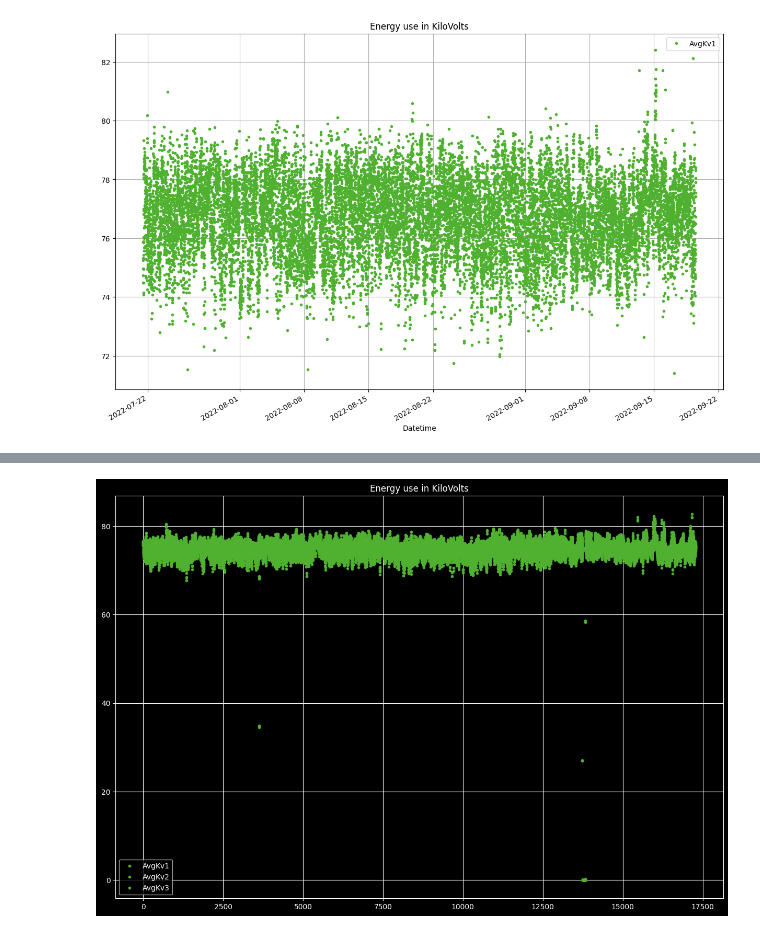
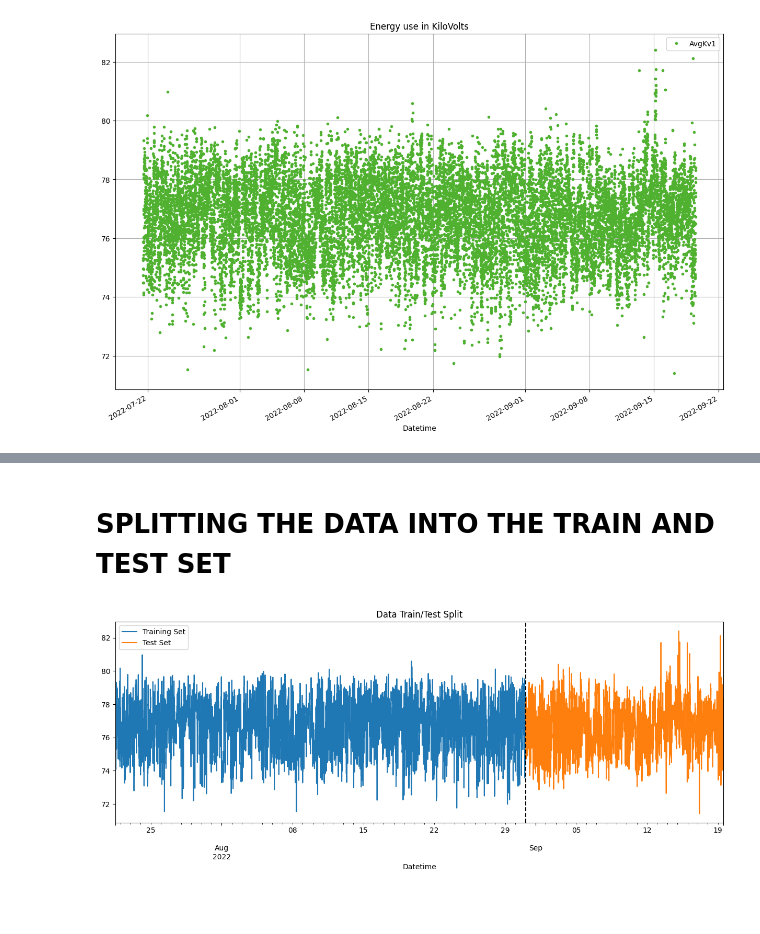
Before and after one commit to Winfry/PowerPredictionKe, a Jupyter notebook: RabaiPower.ipynb, the cells around one changed output, grey strips where cells are left out. Drawn from its saved outputs; the diff is of its cells as text; code cells hidden in the pictures; blank space fills up the shorter version.

```diff
--- a/RabaiPower.ipynb
+++ b/RabaiPower.ipynb
@@ -185,7 +156,15 @@ df_kilifi.describe()
-# %%
-# Setting Datetime column as index
-df_kilifi.set_index('Datetime')
-df_kilifi.plot(style='.',figsize=(15,10),color=color_pal[3],title='Energy use in KiloVolts')
-plt.grid()
-# %% [output]
-[figure, removed]
+# %% [markdown]
+# SPLITTING THE DATA INTO THE TRAIN AND TEST SET
+# %%
+train = dfr.loc[dfr.index < '2022-08-31']
+test = dfr.loc[dfr.index >= '2022-08-31']
+
+fig, ax = plt.subplots(figsize=(15,5))
+train.plot(ax=ax, label="Training Set", title="Data Train/Test Split")
+test.plot(ax=ax, label="Test Set")
+
+ax.axvline('2022-08-31', color='black', ls='--')
+ax.legend(['Training Set', 'Test Set'])
+plt.show()
+# %% [output]
+[figure, added]
```
Also changed, not shown: parts of 3 cells of this notebook, 1 other file.
